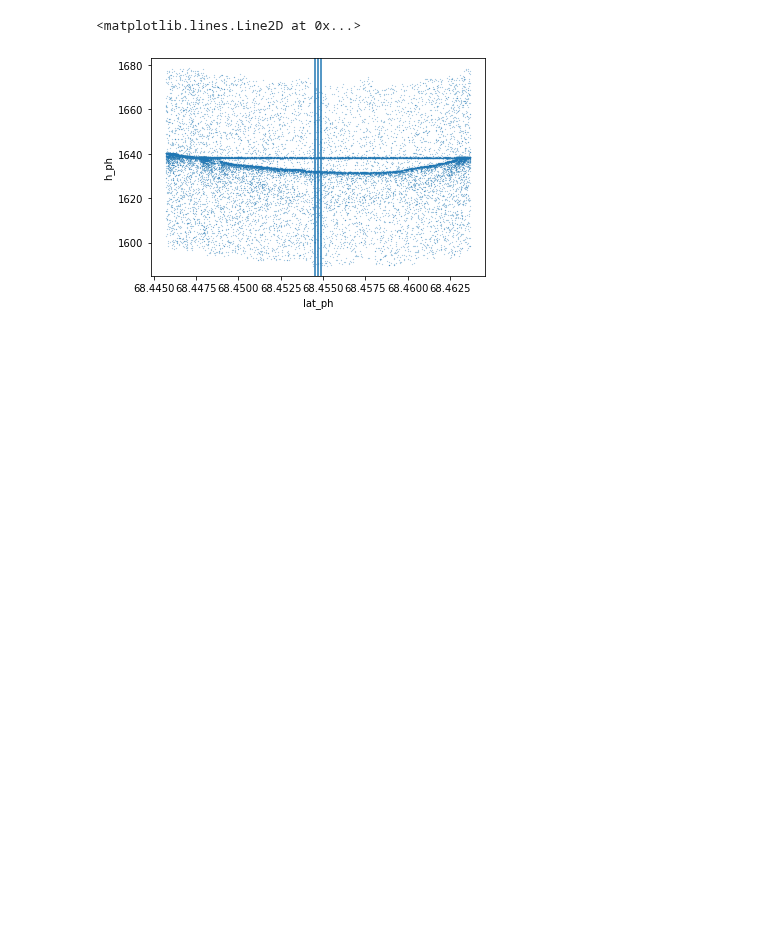
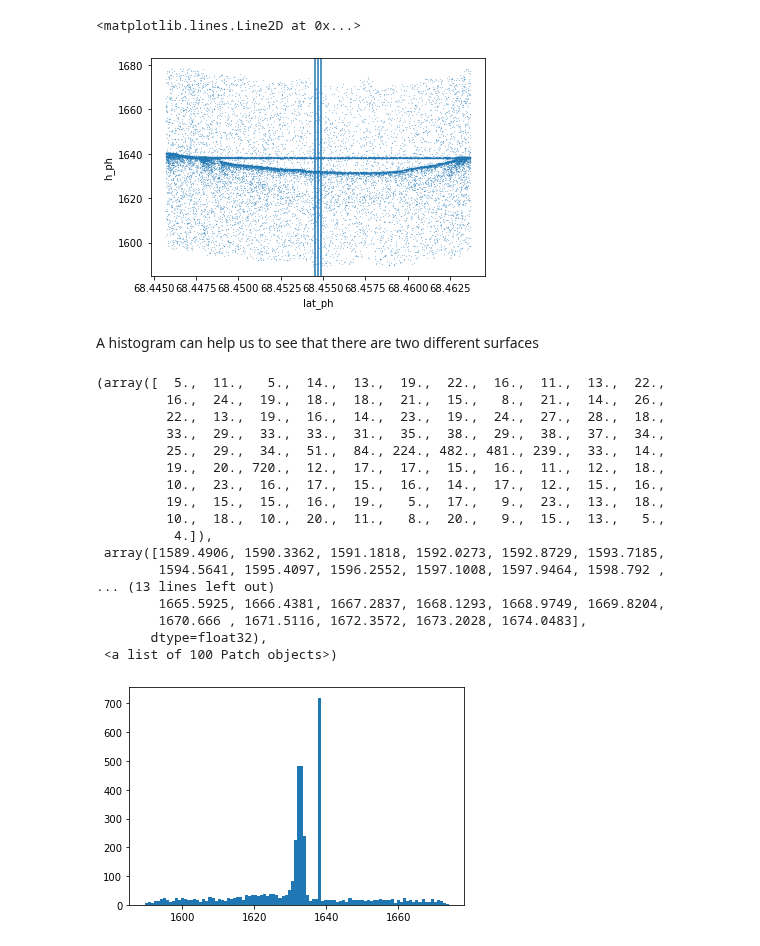
Before and after one commit to ICESAT-2HackWeek/CloudMask, a Jupyter notebook: ATL03Retrieval.ipynb, the cells around one changed output. Cells and saved outputs as stored; diff of their text form; code cells hidden in the pictures; blank space fills up the shorter version.

Commit message:
I add the histogram for the lake

```diff
--- a/ATL03Retrieval.ipynb
+++ b/ATL03Retrieval.ipynb
@@ -124,3 +124,26 @@ plt.axvline(x = my_lat - delta_lat(my_lat, my_lon, 20))
 # %% [output]
 <matplotlib.lines.Line2D at 0x...>
 [figure]
+# %% [markdown]
+A histogram can help us to see that there are two different surfaces
+# %%
+plt.hist(pho_the_ph["h_ph"][8000:12000], 100)
+# %% [output]
+(array([  5.,  11.,   5.,  14.,  13.,  19.,  22.,  16.,  11.,  13.,  22.,
+         16.,  24.,  19.,  18.,  18.,  21.,  15.,   8.,  21.,  14.,  26.,
+         22.,  13.,  19.,  16.,  14.,  23.,  19.,  24.,  27.,  28.,  18.,
+         33.,  29.,  33.,  33.,  31.,  35.,  38.,  29.,  38.,  37.,  34.,
+         25.,  29.,  34.,  51.,  84., 224., 482., 481., 239.,  33.,  14.,
+         19.,  20., 720.,  12.,  17.,  17.,  15.,  16.,  11.,  12.,  18.,
+         10.,  23.,  16.,  17.,  15.,  16.,  14.,  17.,  12.,  15.,  16.,
+         19.,  15.,  15.,  16.,  19.,   5.,  17.,   9.,  23.,  13.,  18.,
+         10.,  18.,  10.,  20.,  11.,   8.,  20.,   9.,  15.,  13.,   5.,
+          4.]),
+ array([1589.4906, 1590.3362, 1591.1818, 1592.0273, 1592.8729, 1593.7185,
+        1594.5641, 1595.4097, 1596.2552, 1597.1008, 1597.9464, 1598.792 ,
+... (13 lines left out)
+        1665.5925, 1666.4381, 1667.2837, 1668.1293, 1668.9749, 1669.8204,
+        1670.666 , 1671.5116, 1672.3572, 1673.2028, 1674.0483],
+       dtype=float32),
+ <a list of 100 Patch objects>)
+[figure, added]
```
Also changed, not shown: parts of 1 cell of this notebook.
